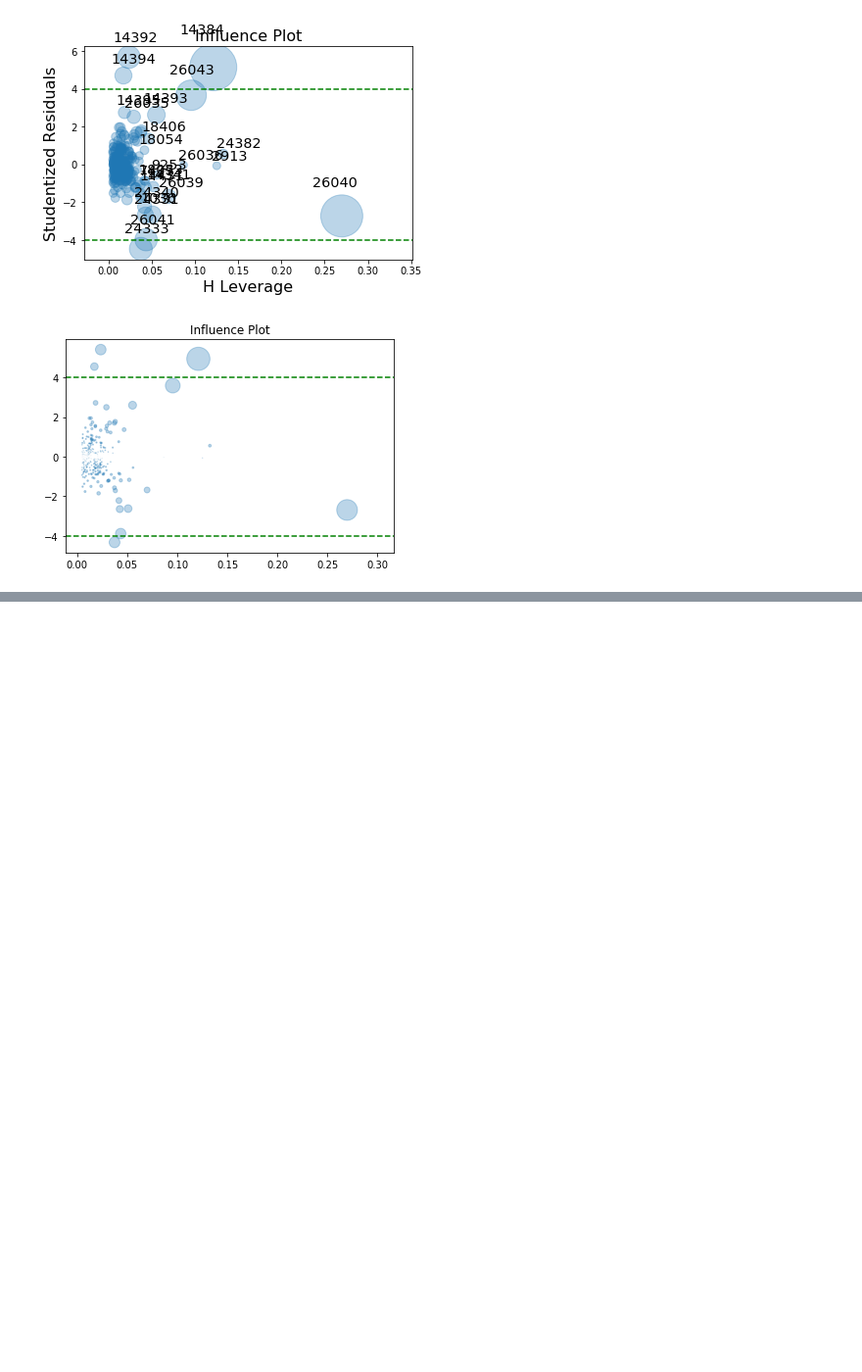
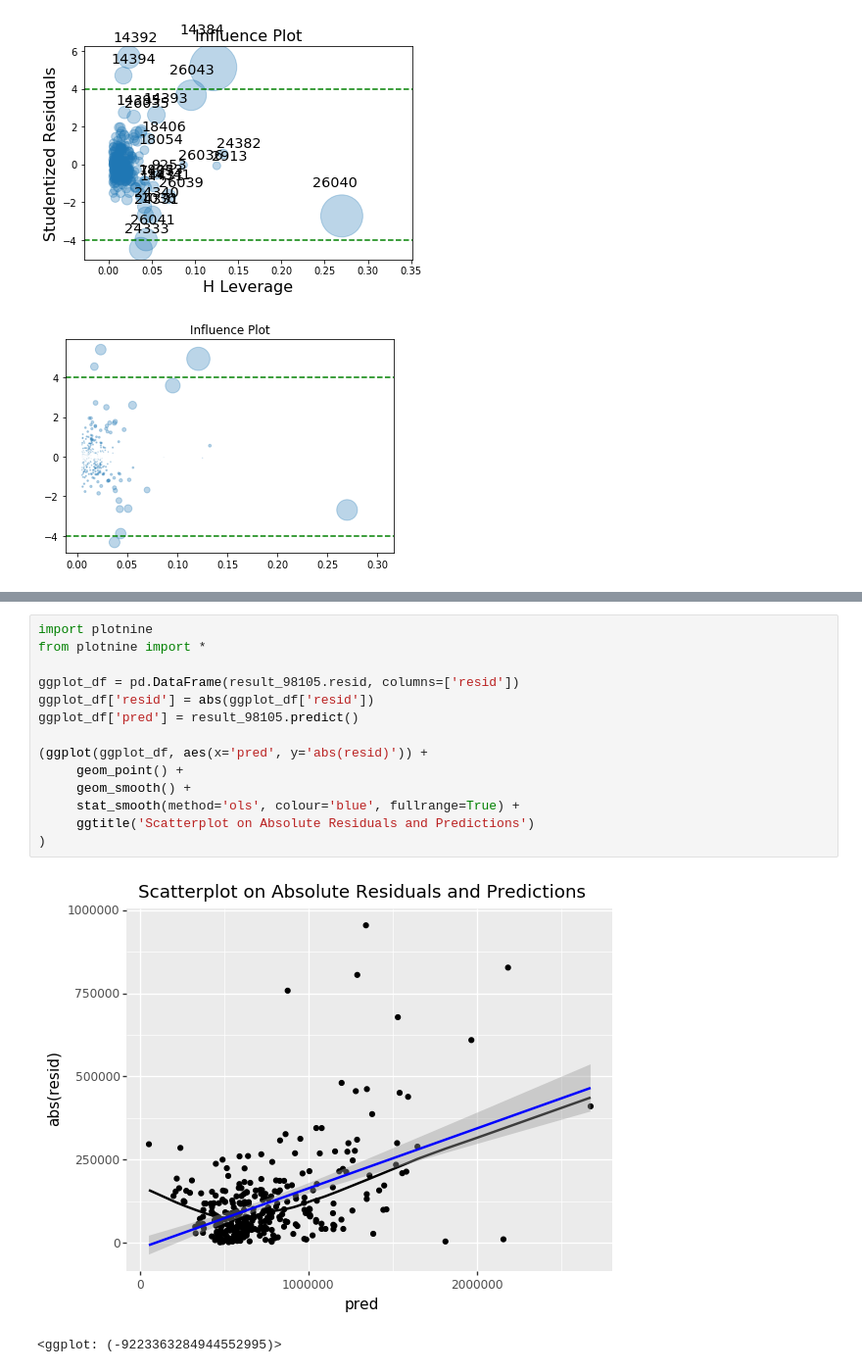
Before and after one commit to vanang/statistics-for-data-scientists-python, a Jupyter notebook: Notebooks/Chapter_4.ipynb, the cells around one changed output, grey strips where cells are left out. Shown at 98% size. Drawn from its saved outputs; the diff is of its cells as text; blank space fills up the shorter version.

```diff
--- a/Notebooks/Chapter_4.ipynb
+++ b/Notebooks/Chapter_4.ipynb
@@ -711,0 +726,17 @@ plt.show()
+# %%
+import plotnine
+from plotnine import *
+
+ggplot_df = pd.DataFrame(result_98105.resid, columns=['resid'])
+ggplot_df['resid'] = abs(ggplot_df['resid'])
+ggplot_df['pred'] = result_98105.predict()
+
+(ggplot(ggplot_df, aes(x='pred', y='abs(resid)')) +
+     geom_point() +
+     geom_smooth() +
+     stat_smooth(method='ols', colour='blue', fullrange=True) +
+     ggtitle('Scatterplot on Absolute Residuals and Predictions')
+)
+# %% [output]
+[figure, added]
+<ggplot: (-9223363284944552995)>
```
Also changed, not shown: parts of 1 cell of this notebook.
